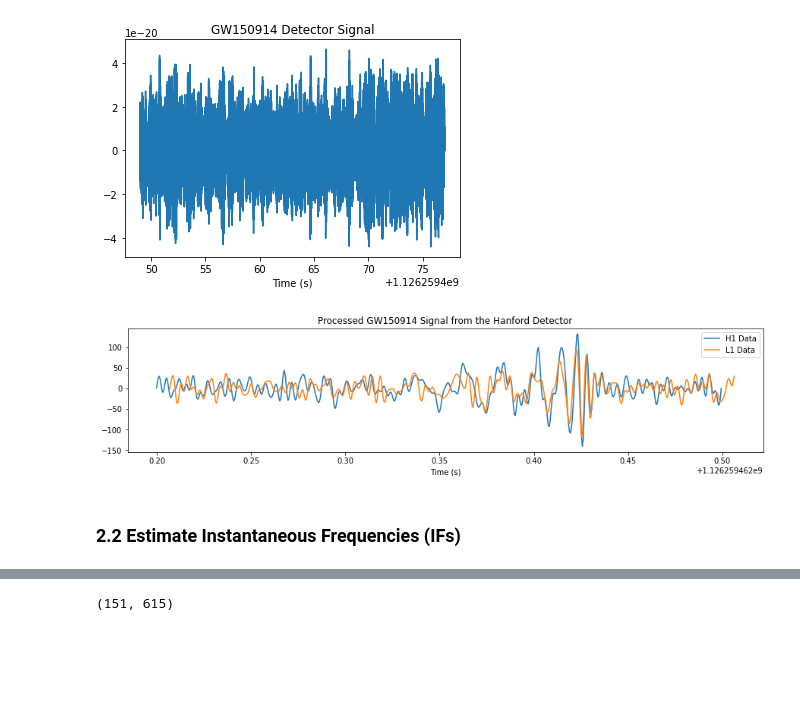
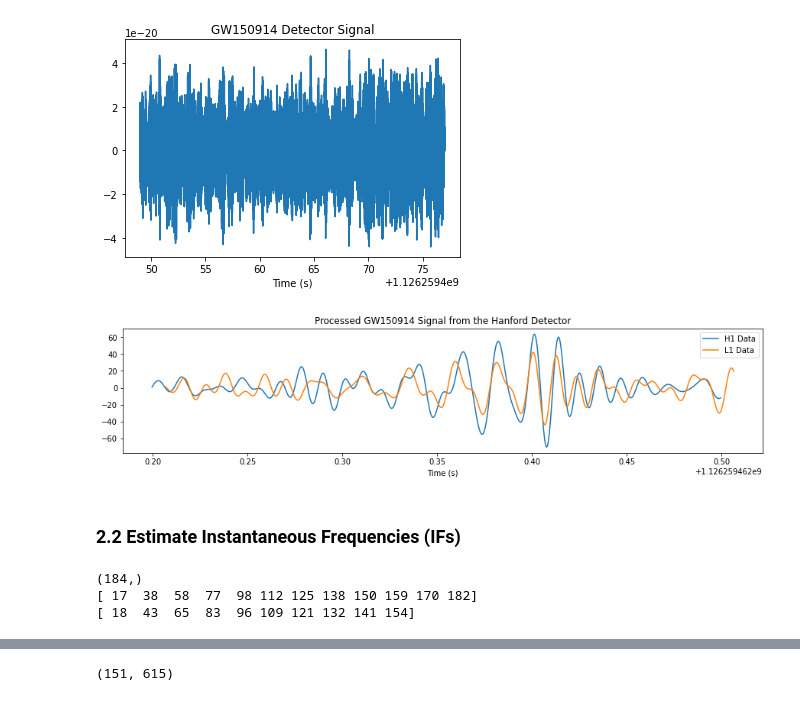
Before and after one commit to xli2522/simple-BBH-waveform, a Jupyter notebook: simple_BBH_waveform.ipynb, the cells around one changed output, grey strips where cells are left out. Drawn from its saved outputs; the diff is of its cells as text; code cells hidden in the pictures; blank space fills up the shorter version.

```diff
--- a/simple_BBH_waveform.ipynb
+++ b/simple_BBH_waveform.ipynb
@@ -110,29 +110,39 @@ time = 1126259462.4248047
 # %%
 # Data whitening as a step of denoising
 white_hdata = (conditionedhdata.to_frequencyseries() / psdh**0.5).to_timeseries()
 white_ldata = (conditionedldata.to_frequencyseries() / psdl**0.5).to_timeseries()
 
 # Apply high pass and low pass (frequency) filter again
-white_hdata = white_hdata.highpass_fir(30., 512).lowpass_fir(300, 512)
-white_ldata = white_ldata.highpass_fir(30., 512).lowpass_fir(300, 512)
+white_hdata = white_hdata.highpass_fir(30., 500).lowpass_fir(100, 512)
+white_ldata = white_ldata.highpass_fir(30., 500).lowpass_fir(100, 512)
 
 # Select the time around the merger (0.2 s before, 0.1 s after)
 white_hdata = white_hdata.time_slice(merger.time-.2, merger.time+.1)
 white_ldata = white_ldata.time_slice(merger.time-.2, merger.time+.1)
 
 pylab.figure(figsize=[15, 3])
 pylab.title('Processed GW150914 Signal from the Hanford Detector')
 pylab.plot(white_hdata.sample_times, white_hdata, label="H1 Data")
 # Here we invert the L1 data and shift L1 data forward by 6.9 ms to match the t_merger
 pylab.plot(white_ldata.sample_times+0.0069, -white_ldata, label="L1 Data")
 pylab.xlabel('Time (s)')
 pylab.legend()
 pylab.show()
 # %% [output]
-[figure, old version]
+[figure, new version]
 # %% [markdown]
 ### 2.2 Estimate Instantaneous Frequencies (IFs)
 # %%
 # Though we can adopt the method of counting 0-crossings to estimate the IFs
 # To simplify the process, we use time-frequency decomposition method like the S transform to estimate the IFs
 ! pip install -q 'TFchirp==0.0.2'
+# %%
+# identify the zero-crossings in the detector signal
+white_hdata_crop = white_hdata[int(0.15*2048):int(0.24*2048)]; white_ldata_crop = white_ldata[int(0.15*2048):int(0.23*2048)]
+print(white_hdata_crop.shape)
+zero_hcrossings = np.where(np.diff(np.sign(white_hdata_crop)))[0]; zero_lcrossings = np.where(np.diff(np.sign(white_ldata_crop)))[0]
+print(zero_hcrossings); print(zero_lcrossings)
+# %% [output]
+(184,)
+[ 17  38  58  77  98 112 125 138 150 159 170 182]
+[ 18  43  65  83  96 109 121 132 141 154]
```
Also changed, not shown: parts of 1 cell of this notebook.
